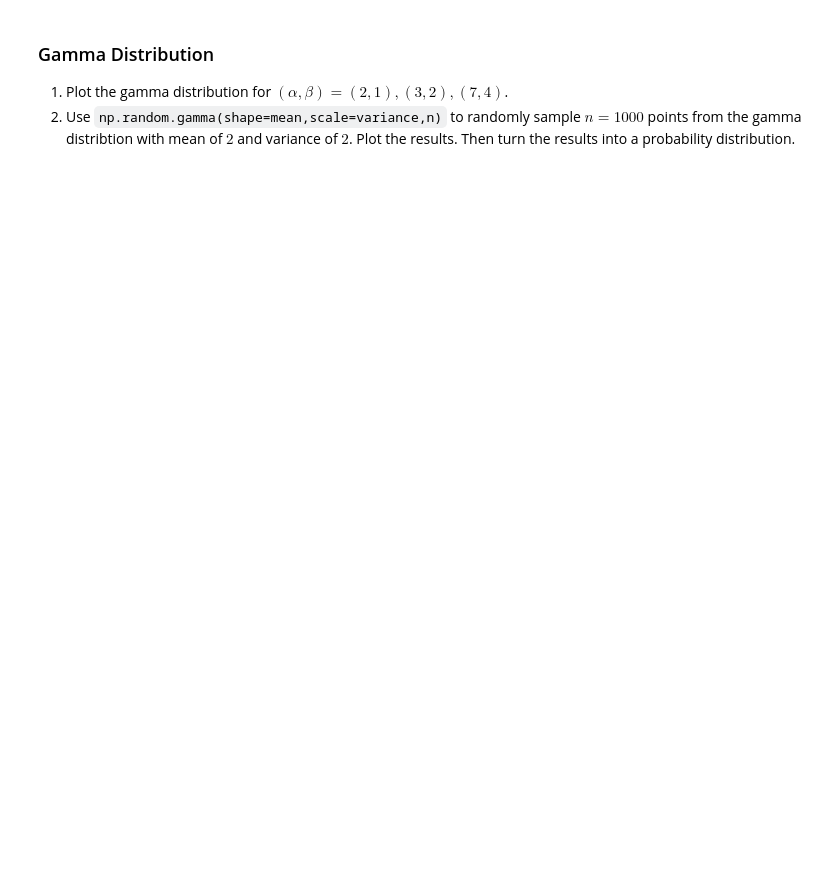
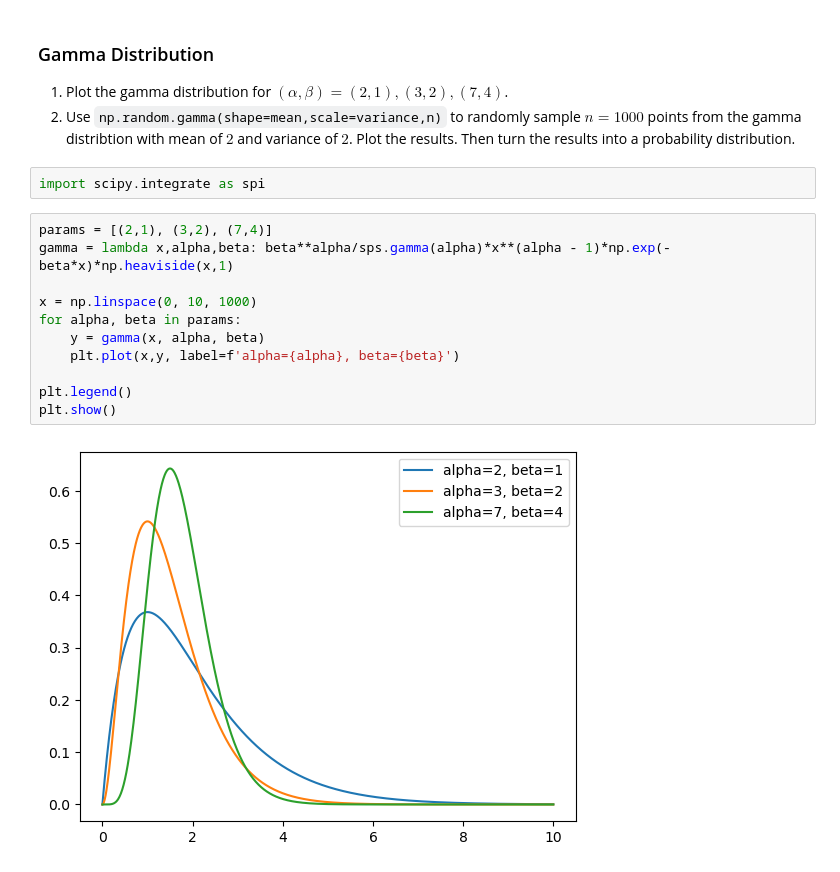
Before and after one commit to ethnwng/2025-t1-notes, a Jupyter notebook: MATH360/python_lectures/Lecture_11_2025W1.ipynb, the cells around one changed output. Cells and saved outputs as stored; diff of their text form; blank space fills up the shorter version.

```diff
--- a/MATH360/python_lectures/Lecture_11_2025W1.ipynb
+++ b/MATH360/python_lectures/Lecture_11_2025W1.ipynb
@@ -127,3 +178,18 @@ plt.show()
 
 1. Plot the gamma distribution for $(\alpha,\beta) = (2,1),(3,2),(7,4)$.
 2. Use `np.random.gamma(shape=mean,scale=variance,n)` to randomly sample $n=1000$ points from the gamma distribtion with mean of $2$ and variance of $2$. Plot the results.  Then turn the results into a probability distribution.
+# %%
+import scipy.integrate as spi
+# %%
+params = [(2,1), (3,2), (7,4)]
+gamma = lambda x,alpha,beta: beta**alpha/sps.gamma(alpha)*x**(alpha - 1)*np.exp(-beta*x)*np.heaviside(x,1)
+
+x = np.linspace(0, 10, 1000)
+for alpha, beta in params:
+    y = gamma(x, alpha, beta)
+    plt.plot(x,y, label=f'alpha={alpha}, beta={beta}')
+
+plt.legend()
+plt.show()
+# %% [output]
+[figure, added]
```
Also changed, not shown: parts of 13 cells of this notebook, 33 other files.
